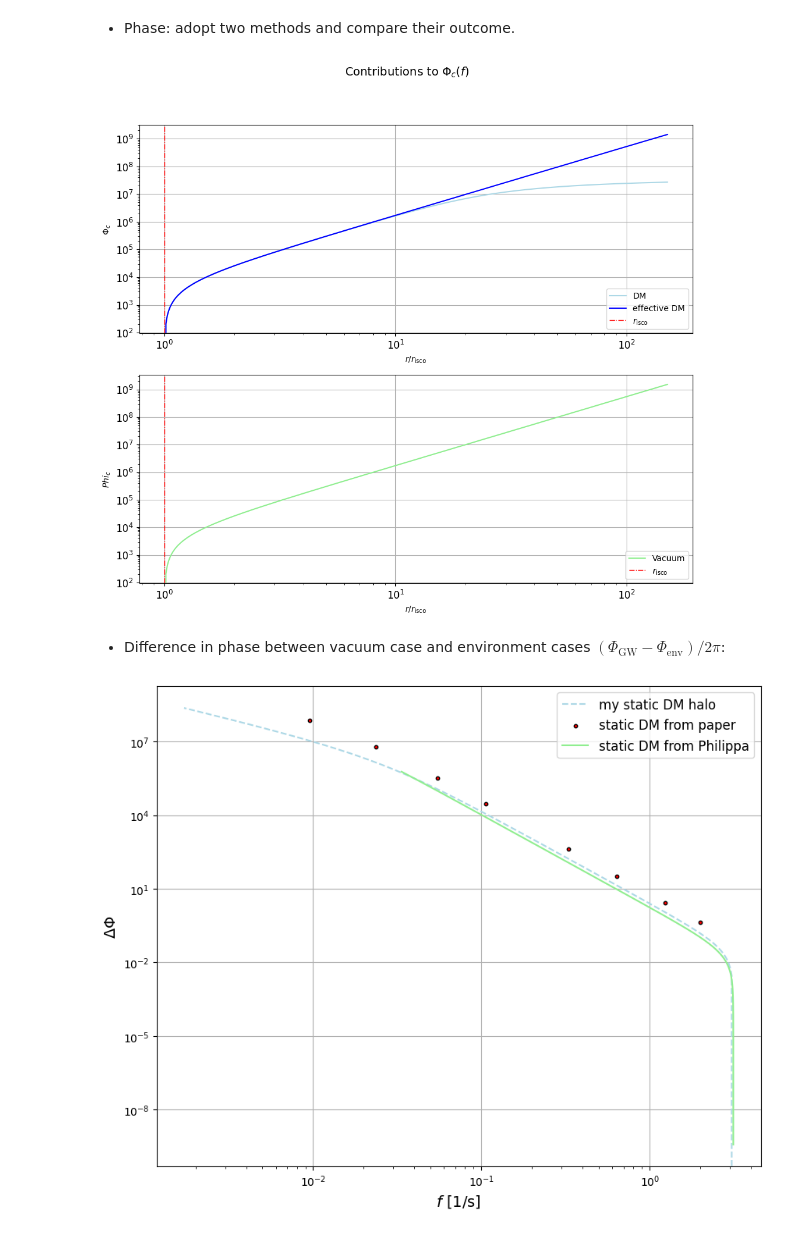
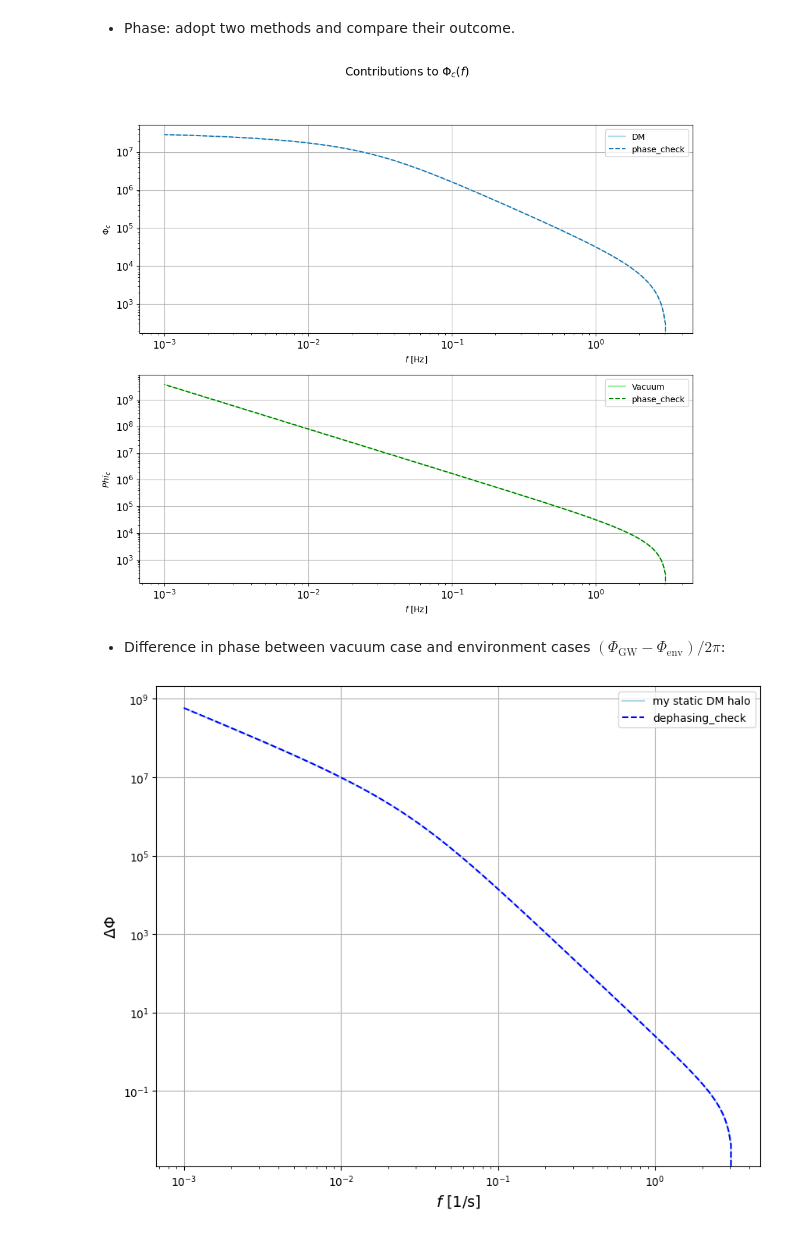
Before and after one commit to nicolegrillo/BinaryEvolution, a Jupyter notebook: Phase_extraction-Static-dm.ipynb, the cells around one changed output. Saved outputs shown, nothing was run; the diff lists cells and outputs as text; code cells hidden in the pictures.

Commit message:
added dm effective + low density analysis

```diff
--- a/Phase_extraction-Static-dm.ipynb
+++ b/Phase_extraction-Static-dm.ipynb
@@ -152,7 +142,13 @@ def frequency_gw(r):
 
     '''Finds the binary frequency assuming circular orbits, at fixed radius r.'''
 
-    return 1 / (np.pi) * np.sqrt(G * M_tot / r**3)
+    return 1 / (np.pi) * np.sqrt(G * m1 / r**3)
+# %%
+def radius_binary(f):
+
+    '''Finds the binary frequency assuming circular orbits, at fixed radius r.'''
+
+    return (G * m1 / (f**2 * np.pi**2))**(1/3)
 # %%
 def df_dr(r):
 
@@ -217,0 +228,7 @@ def phase_f_by_hand(df_dt):
+# %%
+# Set a grid of radial distances
+
+f_LISA = 1e-3 # Hz
+r_max = radius_binary(f_LISA)
+
+r_grid = np.linspace(r_isco, r_max, 10000)
@@ -217,0 +288,3 @@ def phase_f_by_hand(df_dt):
+# %%
+phase_check_from_code = _Phi_to_c_indef_s(freqs) - _Phi_to_c_indef_s(f_isco)
+phase_check_from_code_v = _Phi_to_c_indef_v(freqs) - _Phi_to_c_indef_v(f_isco)
@@ -344,10 +359,12 @@ fig, axs = plt.subplots(2, 1, figsize=(12,10))
 plt.suptitle('Contributions to $\Phi_c(f)$', fontsize=14)
 
 
-axs[0].loglog(r_grid/r_isco, -phi_dm_bh, c='lightblue', linestyle='-', label='DM')
-axs[0].loglog(r_grid/r_isco, -phi_dm_effective, c='blue', linestyle='-', label='effective DM')
-axs[0].axvline(x=1, c='red', label='$r_{\mathrm{isco}}$', linestyle='-.', linewidth=1)
-axs[0].set_xlabel('$r/r_{\mathrm{isco}}$', fontsize=10)  # Increase x-label font size
+axs[0].loglog(freqs, -phi_dm_bh, c='lightblue', linestyle='-', label='DM')
+axs[0].loglog(freqs, phase_check_from_code, label='phase_check', linestyle='--');
+#axs[0].loglog(freqs_check, phase, c='blue', linestyle='--', label='DM from Philippa')
+#axs[0].loglog(freqs, -phi_dm_effective, c='blue', linestyle='-', label='effective DM')
+#axs[0].axvline(x=1, c='red', label='$r_{\mathrm{isco}}$', linestyle='-.', linewidth=1)
+axs[0].set_xlabel('$f$ [Hz]', fontsize=10)  # Increase x-label font size
 axs[0].set_ylabel(r'$\Phi_c$', fontsize=10)  # Add y-label with increased font size
 axs[0].tick_params(axis='x', labelsize=12)  # Increase tick font size for x-axis
 axs[0].tick_params(axis='y', labelsize=12)  # Increase tick font size for y-axis
@@ -355,9 +372,11 @@ axs[0].grid(True)  # Add gridlines
 axs[0].legend()  # Add legend
 #axs[0, 0].ticklabel_format(scilimits=(-2,2), useMathText=True)
 
-axs[1].loglog(r_grid/r_isco, -phi_gw_bh, c='lightgreen', linestyle='-', label='Vacuum')
-axs[1].axvline(x=1, c='red', label='$r_{\mathrm{isco}}$', linestyle='-.', linewidth=1)
-axs[1].set_xlabel('$r/r_{\mathrm{isco}}$', fontsize=10)  # Increase x-label font size
+axs[1].loglog(freqs, -phi_gw_bh, c='lightgreen', linestyle='-', label='Vacuum')
+axs[1].loglog(freqs, phase_check_from_code_v, label='phase_check', linestyle='--', c='green');
+#axs[1].loglog(freqs_check, vacuum_phase, c='green', linestyle='--', label='Vacuum from Philippa')
+#axs[1].axvline(x=1, c='red', label='$r_{\mathrm{isco}}$', linestyle='-.', linewidth=1)
+axs[1].set_xlabel('$f$ [Hz]', fontsize=10)  # Increase x-label font size
 axs[1].set_ylabel(r'$Phi_c$', fontsize=10)  # Add y-label with increased font size
 axs[1].tick_params(axis='x', labelsize=12)  # Increase tick font size for x-axis
 axs[1].tick_params(axis='y', labelsize=12)  # Increase tick font size for y-axis
@@ -365,9 +384,10 @@ axs[1].grid(True)  # Add gridlines
 axs[1].legend()  # Add legend
 #axs[0, 1].ticklabel_format(scilimits=(-2,2), useMathText=True)
 
+plt.savefig('results-images/phases_dm.png')
 plt.show()
 # %% [output]
-[figure, old version]
+[figure, new version]
 # %% [markdown]
 - Difference in phase between vacuum case and environment cases $(\Phi_{\mathrm{GW}} - \Phi_{\mathrm{env}}) / 2\pi$:
 # %%
@@ -429,24 +449,19 @@ f_b = 0.8163 * (m1 / (1000 * m_sun))**(1.4412) * (m2 / m_sun)**(0.4511) * (1 - 0
 # %%
 plt.figure(figsize=(10, 8))
 
-plt.loglog(freqs, (+phi_dm_bh - phi_gw_bh)/(2 * np.pi), c='lightblue', label='my static DM halo', linestyle='--')
+plt.loglog(freqs, (+phi_dm_bh - phi_gw_bh)/(2 * np.pi), c='lightblue', label='my static DM halo', linestyle='-')
+plt.loglog(freqs, (-phase_check_from_code + phase_check_from_code_v)/(2 * np.pi), c='blue', label='dephasing_check', linestyle='--')
+#plt.loglog(data_check_f_static, data_check_phi_static, c='black', linestyle='--')
 #plt.loglog(freqs, (phi_dm_effective - phi_gw_bh)/(2 * np.pi), c='blue', label='effective DM halo')
-#plt.loglog(freqs, (-phi_dm_effective + phi_gw_bh)/(2 * np.pi), c='blue')
-#plt.axvline(x=f_eq, c='red', label='$f_{\mathrm{eq}}$', linestyle='-.', linewidth=1)
-#plt.axvline(x=f_b, c='green', label='$f_{\mathrm{b}}$', linestyle='-.', linewidth=1)
 plt.xlabel('$f$ [1/s]', fontsize=14)  # Increase x-label font size
 plt.ylabel(r'$\Delta\Phi$', fontsize=14)  # Add y-label with increased font size
 plt.xticks(fontsize=10)  # Increase tick font size for x-axis
 plt.yticks(fontsize=10)  # Increase tick font size for y-axis
 plt.grid(True)
-# Scatter of data-taken points
-#plt.scatter(data_check_f, data_check_phi, c='white', s=10, edgecolor='black', label='effective DM from paper')
-plt.scatter(data_check_f_static, data_check_phi_static, c='red', s=10, edgecolor='black', label='static DM from paper')
-plt.loglog(freqs_check, dephasing, c='lightgreen', label='static DM from Philippa')
+#plt.loglog(freqs_check, dephasing, c='lightgreen', label='static DM from Philippa')
 plt.tick_params(axis='y', which='minor')
-plt.legend(fontsize='large')
-#plt.xlim(f_range_0, f_range_1 * 1.1)
+plt.legend(fontsize='medium')
 
 plt.savefig('results-images/test_dm_static.png');
 # %% [output]
-[figure, old version]
+[figure, new version]
```
Also changed, not shown: parts of 37 cells of this notebook, 1 other file.
